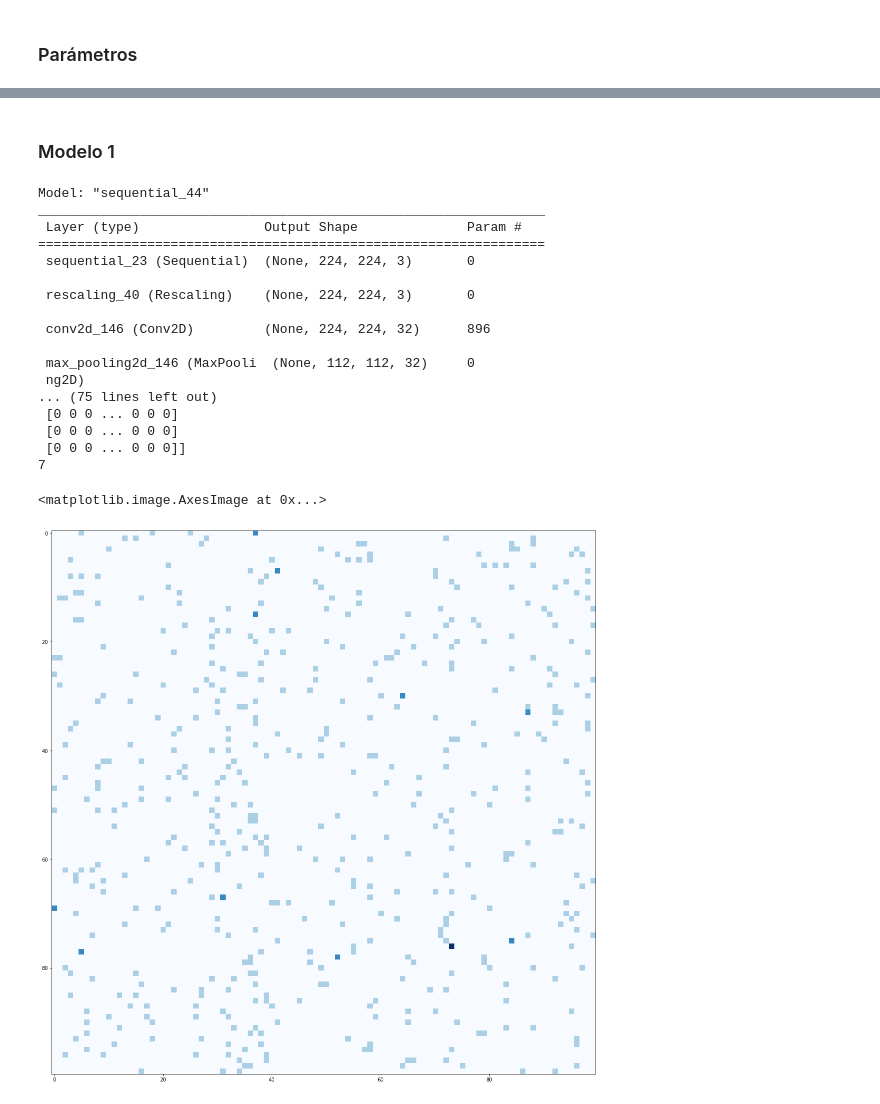
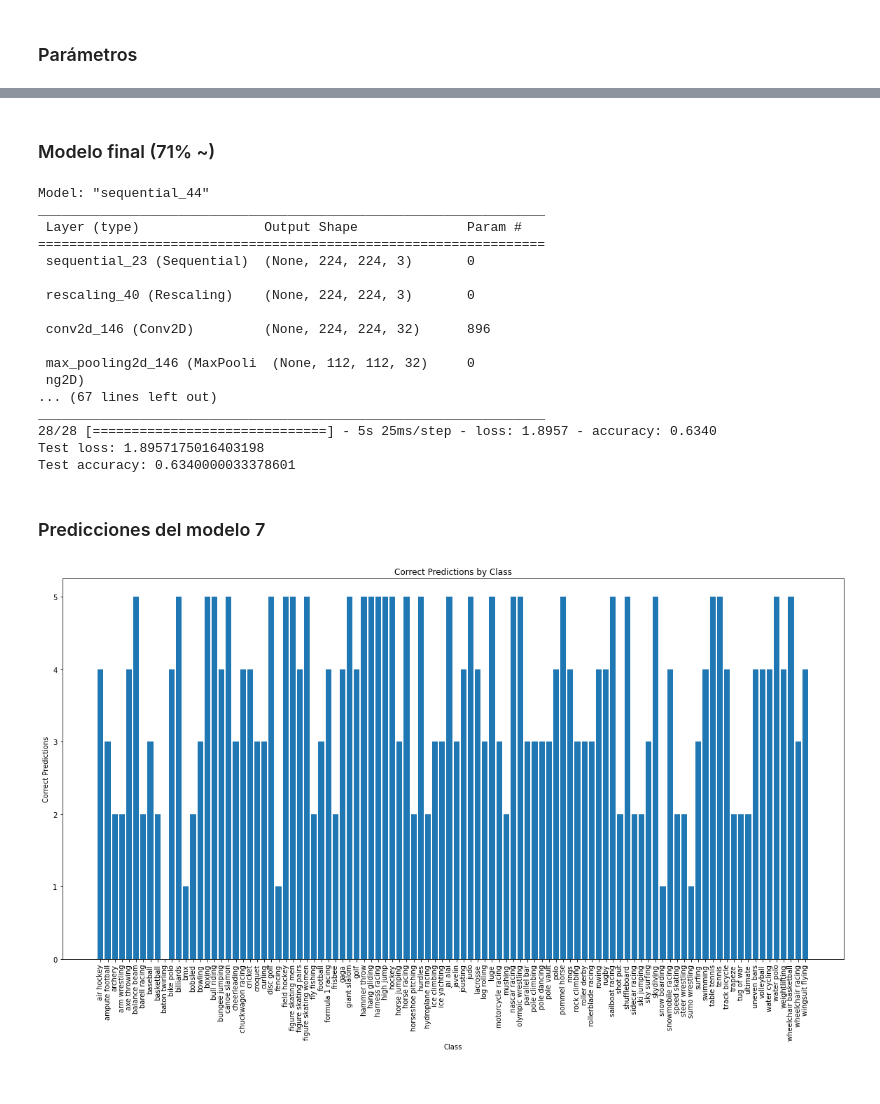
Before and after one commit to JoMarchant/SportsImageClassification, a Jupyter notebook: SportsImageClassifier.ipynb, the cells around one changed output, grey strips where cells are left out. Cells and saved outputs as stored; diff of their text form; code cells hidden in the pictures.

```diff
--- a/SportsImageClassifier.ipynb
+++ b/SportsImageClassifier.ipynb
@@ -93,3 +212,3 @@ IMG_SIZE = (224, 224, 3)
 # %% [markdown]
-### Modelo 1
+### Modelo final (71% ~)
 # %%
@@ -150,8 +268,8 @@ model.save('sports_6.h5')
 # %%
-model5 = keras.models.load_model('sports_5.h5')
-model5.summary()
+model = keras.models.load_model('sports_7.h5')
+model.summary()
 
-test_loss, test_acc = model5.evaluate(Xtest)
+test_loss, test_acc = model.evaluate(Xtest)
 print('Test loss:', test_loss)
 print('Test accuracy:', test_acc)
 # %% [output]
@@ -167,10 +285,10 @@ _________________________________________________________________
 
  max_pooling2d_146 (MaxPooli  (None, 112, 112, 32)     0
  ng2D)
-... (75 lines left out)
- [0 0 0 ... 0 0 0]
- [0 0 0 ... 0 0 0]
- [0 0 0 ... 0 0 0]]
-7
+... (67 lines left out)
+_________________________________________________________________
+28/28 [==============================] - 5s 25ms/step - loss: 1.8957 - accuracy: 0.6340
+Test loss: 1.8957175016403198
+Test accuracy: 0.6340000033378601
-<matplotlib.image.AxesImage at 0x...>
-[figure, removed]
+# %% [markdown]
+### Predicciones del modelo 7
@@ -176,0 +309,13 @@ _________________________________________________________________
+# %%
+correct_by_class_model7 = pd.read_csv('correct_by_class_model7.csv')
+
+# Histograma de predicciones correctas por clase
+plt.figure(figsize=(20, 10))
+plt.bar(correct_by_class_model7['labels'], correct_by_class_model7['correct'])
+plt.xticks(rotation=90)
+plt.xlabel('Class')
+plt.ylabel('Correct Predictions')
+plt.title('Correct Predictions by Class')
+plt.show()
+# %% [output]
+[figure, added]
```
Also changed, not shown: parts of 23 cells of this notebook, 4 other files.
